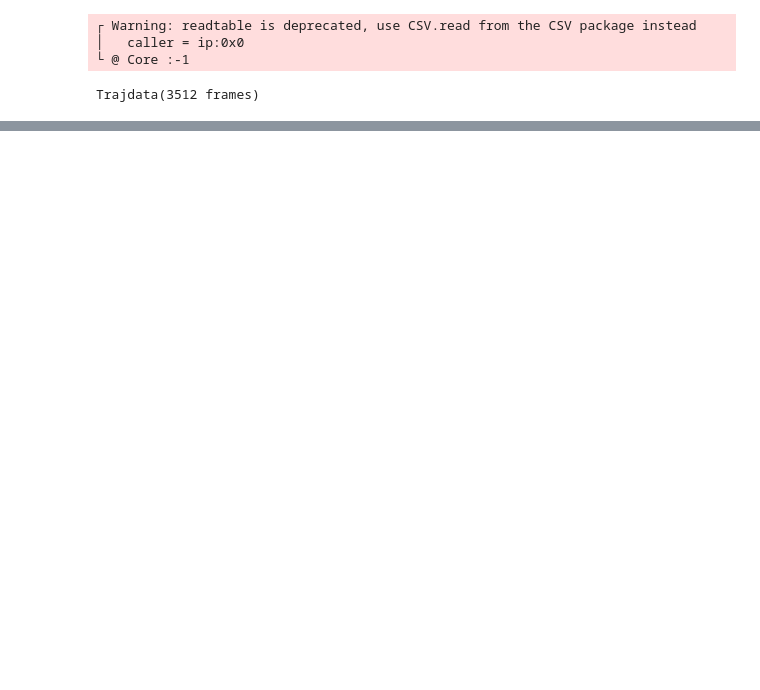
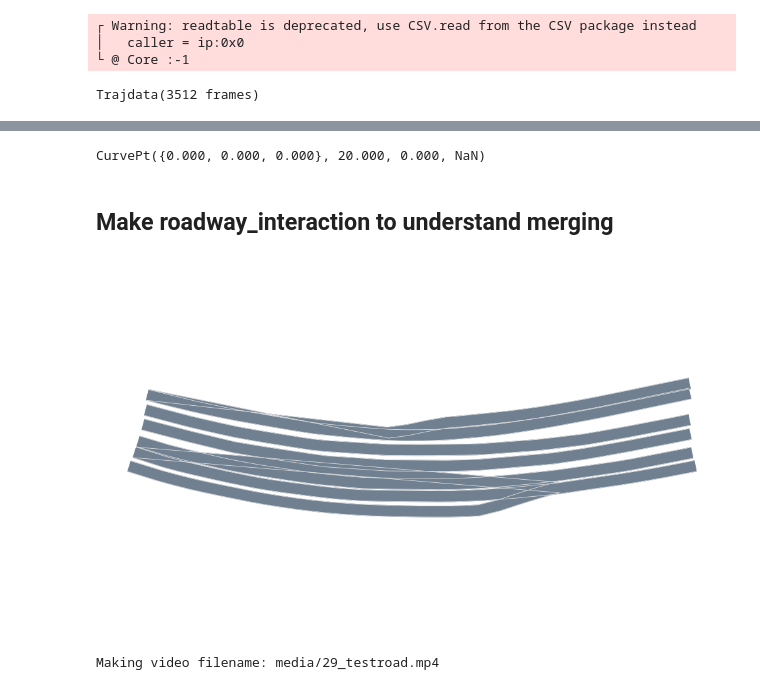
Before and after one commit to sisl/AutomotiveInteraction.jl, a Jupyter notebook: julia_notebooks/interaction_experiments.ipynb, the cells around one changed output, grey strips where cells are left out. Drawn from its saved outputs; the diff is of its cells as text; code cells hidden in the pictures; blank space fills up the shorter version.

Commit message:
driving simulation functions provided in separate src file. wip: figure out how to connect two lanes for merging

```diff
--- a/julia_notebooks/interaction_experiments.ipynb
+++ b/julia_notebooks/interaction_experiments.ipynb
@@ -123,0 +110,43 @@ scenelist2video(scene_list,filename="media/scenelist_to_video.gif")
+# %%
+main_curve[merge_index]
+# %% [output]
+CurvePt({0.000, 0.000, 0.000}, 20.000, 0.000, NaN)
+# %% [markdown]
+## Make roadway_interaction to understand merging
+# %%
+track0 = centerlines_txt2tracks("../dataset/centerlines_DR_CHN_Merging_ZS/output_centerline_0.txt")
+track1 = centerlines_txt2tracks("../dataset/centerlines_DR_CHN_Merging_ZS/output_centerline_1.txt")
+track2 = centerlines_txt2tracks("../dataset/centerlines_DR_CHN_Merging_ZS/output_centerline_2.txt")
+track3 = centerlines_txt2tracks("../dataset/centerlines_DR_CHN_Merging_ZS/output_centerline_3.txt")
+track4 = centerlines_txt2tracks("../dataset/centerlines_DR_CHN_Merging_ZS/output_centerline_4.txt")
+track5 = centerlines_txt2tracks("../dataset/centerlines_DR_CHN_Merging_ZS/output_centerline_5.txt")
+track6 = centerlines_txt2tracks("../dataset/centerlines_DR_CHN_Merging_ZS/output_centerline_6.txt")
+
+
+lane0 = Lane(LaneTag(1,1),track0)
+lane1 = Lane(LaneTag(2,1),track1)
+lane2 = Lane(LaneTag(3,1),track2)
+lane3 = Lane(LaneTag(4,1),track3)
+lane4 = Lane(LaneTag(5,1),track4)
+lane5 = Lane(LaneTag(6,1),track5)
+lane6 = Lane(LaneTag(7,1),track6)
+
+connect!(lane0,lane1)
+connect!(lane6,lane5)
+
+roadway_test = Roadway()
+push!(roadway_test.segments, RoadSegment(1, [lane0]))
+push!(roadway_test.segments, RoadSegment(2, [lane1]))
+push!(roadway_test.segments, RoadSegment(3, [lane2]))
+push!(roadway_test.segments, RoadSegment(4, [lane3]))
+push!(roadway_test.segments, RoadSegment(5, [lane4]))
+push!(roadway_test.segments, RoadSegment(6, [lane5]))
+push!(roadway_test.segments, RoadSegment(7, [lane6]))
+
+render(roadway_test)
+# %% [output]
+[figure, added]
+# %%
+run_a_vehicle(veh_id=29,duration=10.,roadway=roadway_test,filename = "media/29_testroad.mp4")
+# %% [output]
+Making video filename: media/29_testroad.mp4
```
Also changed, not shown: parts of 12 cells of this notebook, 2 other files.
